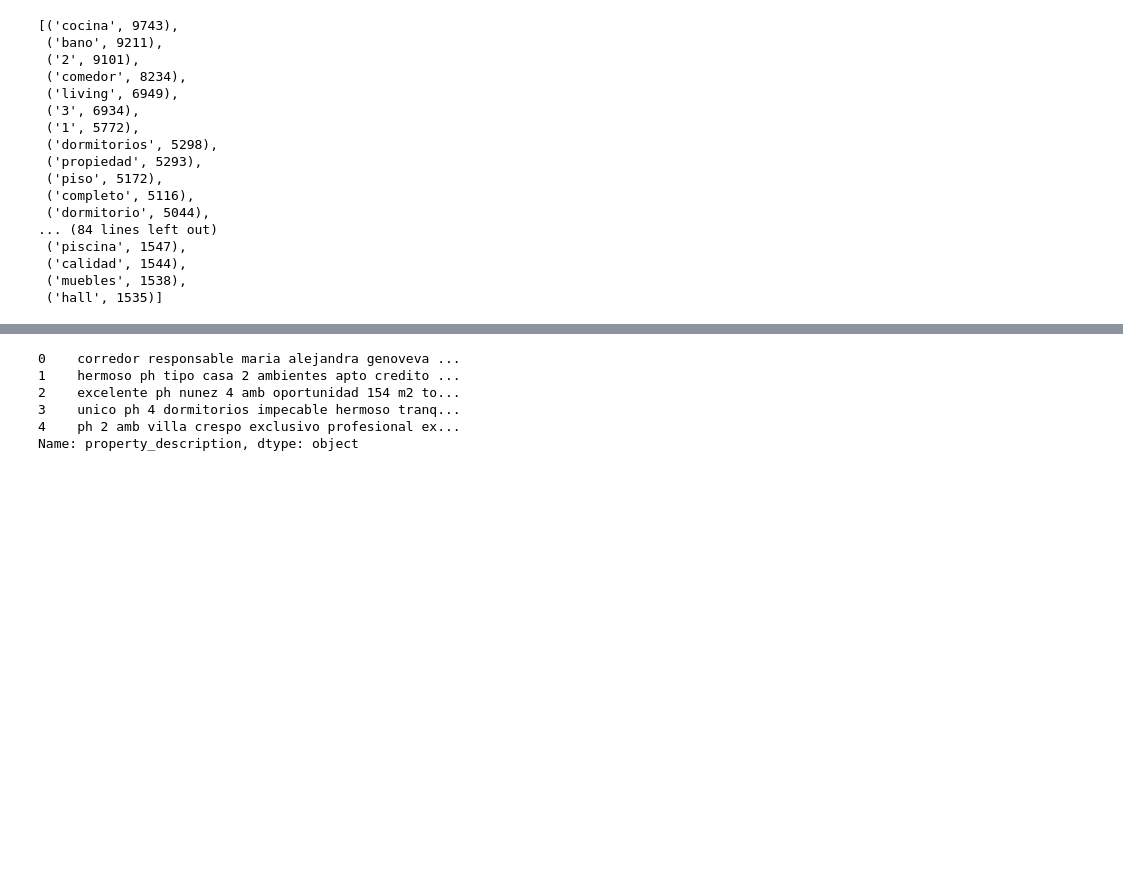
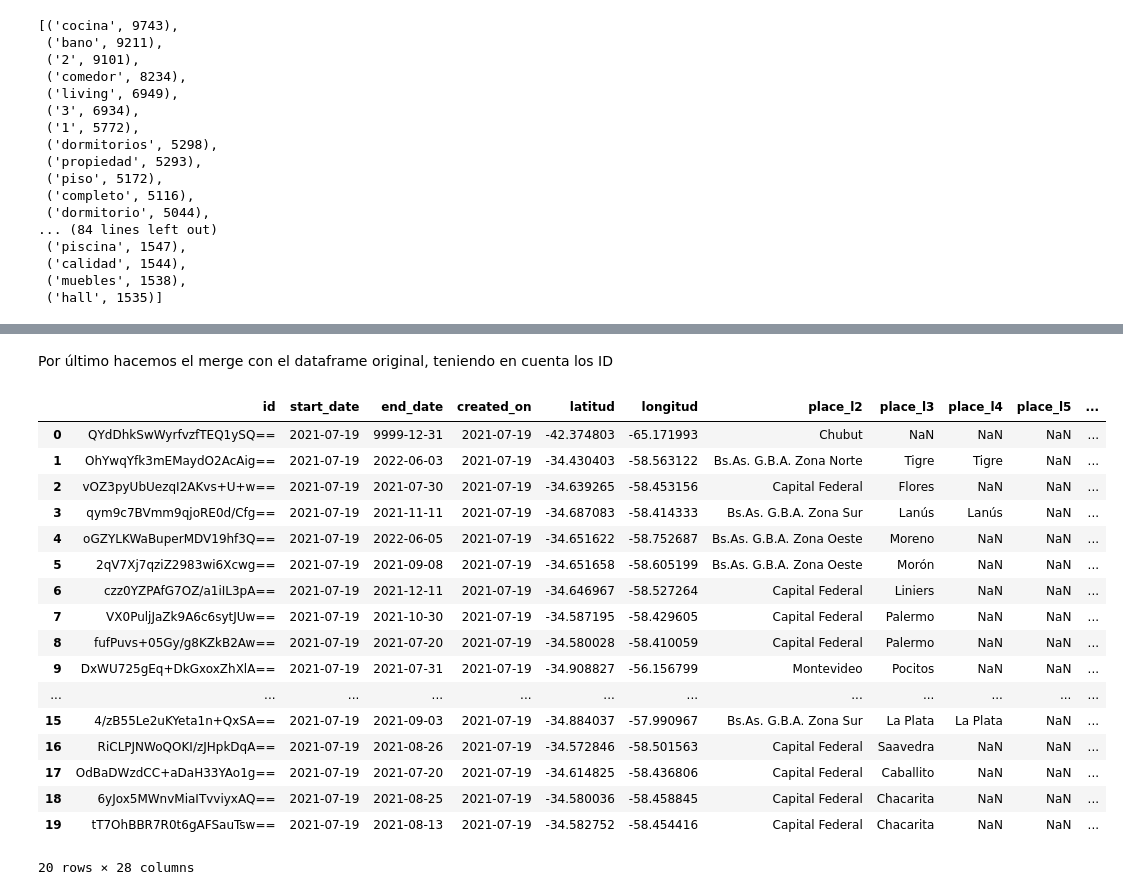
Before and after one commit to valencorrea/7506R-2C2022-GRUPO14-TP2, a Jupyter notebook: 7506R_TP1_GRUPO14_ENTREGA.ipynb, the cells around one changed output, grey strips where cells are left out. Cells and saved outputs as stored; diff of their text form; code cells hidden in the pictures; blank space fills up the shorter version.

```diff
--- a/7506R_TP1_GRUPO14_ENTREGA.ipynb
+++ b/7506R_TP1_GRUPO14_ENTREGA.ipynb
@@ -110,7 +110,7 @@ import unidecode
 df_decrip["property_description"] = df_decrip["property_description"].apply(lambda line: unidecode.unidecode(line)) # Sin tildes por posibles errores de gramática
 # %%
 import re
-df_decrip["property_description"] = df_decrip["property_description"].apply(lambda line: re.sub("!+" , ". ", line)) #Remueve signos de exclamación
+# df_decrip["property_description"] = df_decrip["property_description"].apply(lambda line: re.sub("[^\\w-]+", " ", line)) #Remueve simbolos menos el -
 df_decrip["property_description"] = df_decrip["property_description"].apply(lambda line: re.sub(r'[^\w]', ' ', line)) # remover símbolos
 # %%
 df_decrip["property_description"] = df_decrip["property_description"].apply(lambda line: re.sub("\s\s+" , " ", line)) # remover multiples espacios para facilitar lectura
@@ -167,7 +166,6 @@ cocina, piso, balcon, frente, expensas, lavadero, cochera, placard, parrilla, ai
 # %%
-from numpy import NaN
 from types import NoneType
-aspectos = ['cocina', 'piso', 'calefaccion']
+aspectos = ['cocina', 'pisos', 'calefaccion', 'expensas', 'lavadero', 'balcon', 'cochera', 'aire']
 
 def f(line, word):
     format = r"\W*([\w]+)"
@@ -180,5 +178,3 @@ def f(line, word):
 
 for word in aspectos:
     df_nostopwords[word] = df_nostopwords["property_description"].apply(lambda line: f(line, word))
-
-df_nostopwords.head(20)
@@ -242,0 +366,3 @@ Counter(" ".join(df_nostopwords["piso"]).split()).most_common(30)
+# %%
+aux_df = df_nostopwords.copy()
+aux_df.drop('property_description', inplace=True, axis=1)
@@ -243,14 +402,32 @@ Counter(" ".join(df_nostopwords["piso"]).split()).most_common(30)
+# %% [markdown]
+Por último hacemos el merge con el dataframe original, teniendo en cuenta los ID
+# %%
+df = properati.copy()
+df = pd.merge(df,aux_df, on="id")
+df.head(20)
+# %% [output]
+|  | id | start_date | end_date | created_on | latitud | longitud | place_l2 | place_l3 | place_l4 | place_l5 | ... |
+| 0 | QYdDhkSwWyrfvzfTEQ1ySQ== | 2021-07-19 | 9999-12-31 | 2021-07-19 | -42.374803 | -65.171993 | Chubut | NaN | NaN | NaN | ... |
+| 1 | OhYwqYfk3mEMaydO2AcAig== | 2021-07-19 | 2022-06-03 | 2021-07-19 | -34.430403 | -58.563122 | Bs.As. G.B.A. Zona Norte | Tigre | Tigre | NaN | ... |
+| 2 | vOZ3pyUbUezqI2AKvs+U+w== | 2021-07-19 | 2021-07-30 | 2021-07-19 | -34.639265 | -58.453156 | Capital Federal | Flores | NaN | NaN | ... |
+| 3 | qym9c7BVmm9qjoRE0d/Cfg== | 2021-07-19 | 2021-11-11 | 2021-07-19 | -34.687083 | -58.414333 | Bs.As. G.B.A. Zona Sur | Lanús | Lanús | NaN | ... |
+| 4 | oGZYLKWaBuperMDV19hf3Q== | 2021-07-19 | 2022-06-05 | 2021-07-19 | -34.651622 | -58.752687 | Bs.As. G.B.A. Zona Oeste | Moreno | NaN | NaN | ... |
+| 5 | 2qV7Xj7qziZ2983wi6Xcwg== | 2021-07-19 | 2021-09-08 | 2021-07-19 | -34.651658 | -58.605199 | Bs.As. G.B.A. Zona Oeste | Morón | NaN | NaN | ... |
+| 6 | czz0YZPAfG7OZ/a1iIL3pA== | 2021-07-19 | 2021-12-11 | 2021-07-19 | -34.646967 | -58.527264 | Capital Federal | Liniers | NaN | NaN | ... |
+| 7 | VX0PuljJaZk9A6c6sytJUw== | 2021-07-19 | 2021-10-30 | 2021-07-19 | -34.587195 | -58.429605 | Capital Federal | Palermo | NaN | NaN | ... |
+| 8 | fufPuvs+05Gy/g8KZkB2Aw== | 2021-07-19 | 2021-07-20 | 2021-07-19 | -34.580028 | -58.410059 | Capital Federal | Palermo | NaN | NaN | ... |
+| 9 | DxWU725gEq+DkGxoxZhXlA== | 2021-07-19 | 2021-07-31 | 2021-07-19 | -34.908827 | -56.156799 | Montevideo | Pocitos | NaN | NaN | ... |
+| ... | ... | ... | ... | ... | ... | ... | ... | ... | ... | ... | ... |
+| 15 | 4/zB55Le2uKYeta1n+QxSA== | 2021-07-19 | 2021-09-03 | 2021-07-19 | -34.884037 | -57.990967 | Bs.As. G.B.A. Zona Sur | La Plata | La Plata | NaN | ... |
+| 16 | RiCLPJNWoQOKI/zJHpkDqA== | 2021-07-19 | 2021-08-26 | 2021-07-19 | -34.572846 | -58.501563 | Capital Federal | Saavedra | NaN | NaN | ... |
+| 17 | OdBaDWzdCC+aDaH33YAo1g== | 2021-07-19 | 2021-07-20 | 2021-07-19 | -34.614825 | -58.436806 | Capital Federal | Caballito | NaN | NaN | ... |
+| 18 | 6yJox5MWnvMiaITvviyxAQ== | 2021-07-19 | 2021-08-25 | 2021-07-19 | -34.580036 | -58.458845 | Capital Federal | Chacarita | NaN | NaN | ... |
+| 19 | tT7OhBBR7R0t6gAFSauTsw== | 2021-07-19 | 2021-08-13 | 2021-07-19 | -34.582752 | -58.454416 | Capital Federal | Chacarita | NaN | NaN | ... |
+20 rows × 28 columns
 # %%
-export = df_nostopwords["property_description"].head(5)
-np.savetxt('export.txt', export.values, fmt='%s')
-export.head()
+# export = df_nostopwords["property_description"].head(5)
+# np.savetxt('export.txt', export.values, fmt='%s')
+# export.head()
-# %% [output]
-0    corredor responsable maria alejandra genoveva ...
-1    hermoso ph tipo casa 2 ambientes apto credito ...
-2    excelente ph nunez 4 amb oportunidad 154 m2 to...
-3    unico ph 4 dormitorios impecable hermoso tranq...
-4    ph 2 amb villa crespo exclusivo profesional ex...
-Name: property_description, dtype: object
 # %%
 # import nltk
 # from nltk.collocations import *
```
Also changed, not shown: parts of 31 cells of this notebook.
